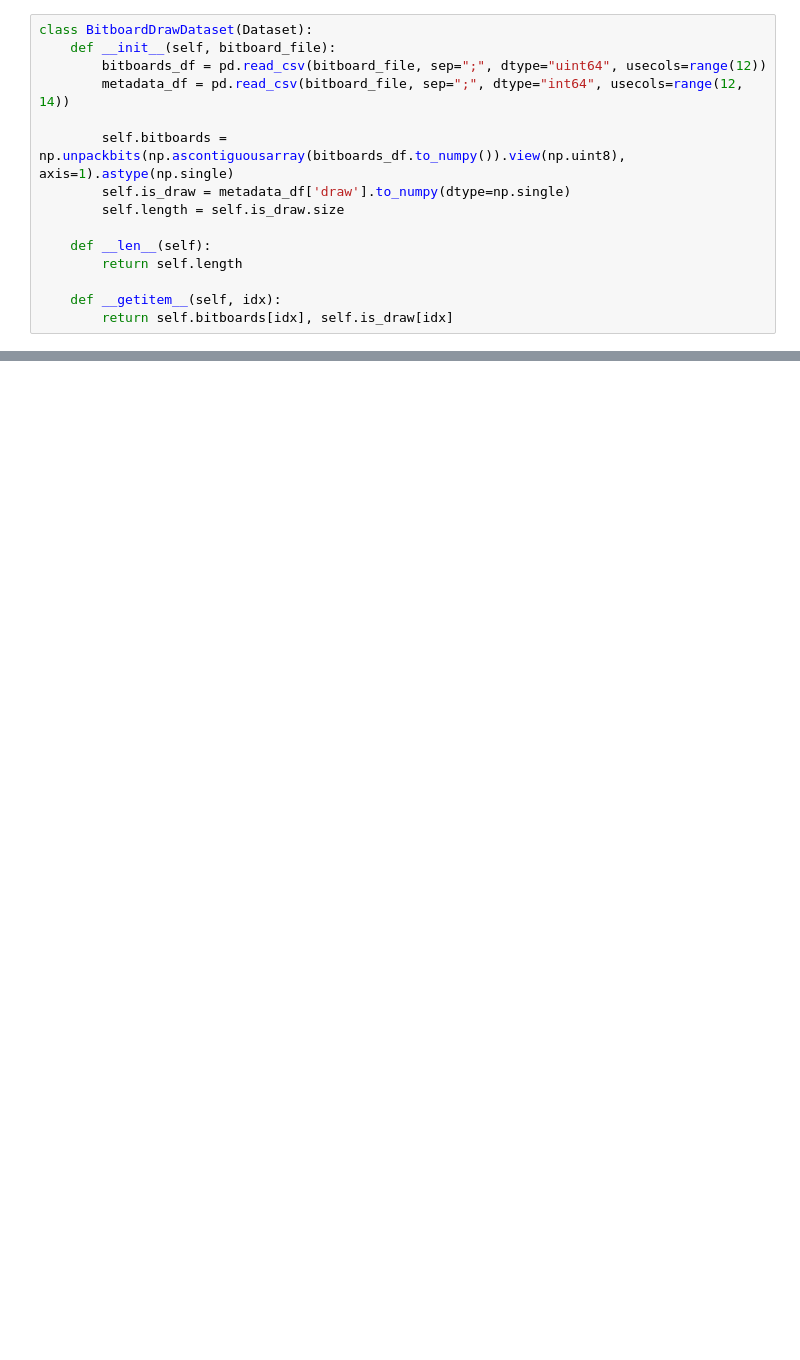
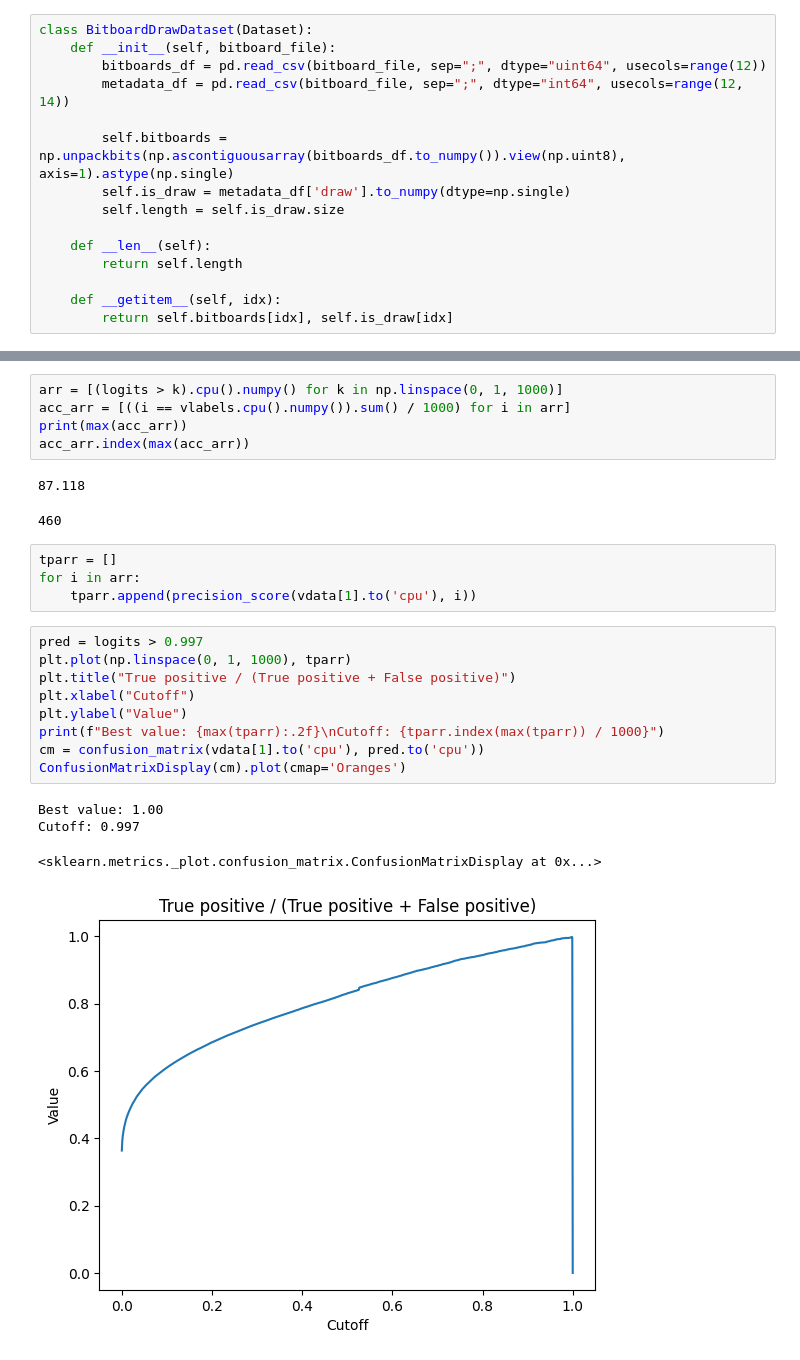
Before and after one commit to marekpiotradamczyk/bestiazwroclawia, a Jupyter notebook: nn/data_loader.ipynb, the cells around one changed output, grey strips where cells are left out. Cells and saved outputs as stored; diff of their text form; blank space fills up the shorter version.

```diff
--- a/nn/data_loader.ipynb
+++ b/nn/data_loader.ipynb
@@ -173,0 +222,26 @@ m = torch.load("model_20240503_002000_33")
+# %%
+arr = [(logits > k).cpu().numpy() for k in np.linspace(0, 1, 1000)]
+acc_arr = [((i == vlabels.cpu().numpy()).sum() / 1000) for i in arr]
+print(max(acc_arr))
+acc_arr.index(max(acc_arr))
+# %% [output]
+87.118
+460
+# %%
+tparr = []
+for i in arr:
+    tparr.append(precision_score(vdata[1].to('cpu'), i))
+# %%
+pred = logits > 0.997
+plt.plot(np.linspace(0, 1, 1000), tparr)
+plt.title("True positive / (True positive + False positive)")
+plt.xlabel("Cutoff")
+plt.ylabel("Value")
+print(f"Best value: {max(tparr):.2f}\nCutoff: {tparr.index(max(tparr)) / 1000}")
+cm = confusion_matrix(vdata[1].to('cpu'), pred.to('cpu'))
+ConfusionMatrixDisplay(cm).plot(cmap='Oranges')
+# %% [output]
+Best value: 1.00
+Cutoff: 0.997
+<sklearn.metrics._plot.confusion_matrix.ConfusionMatrixDisplay at 0x...>
+[figure, added]
```
Also changed, not shown: parts of 23 cells of this notebook, 5 other files.
